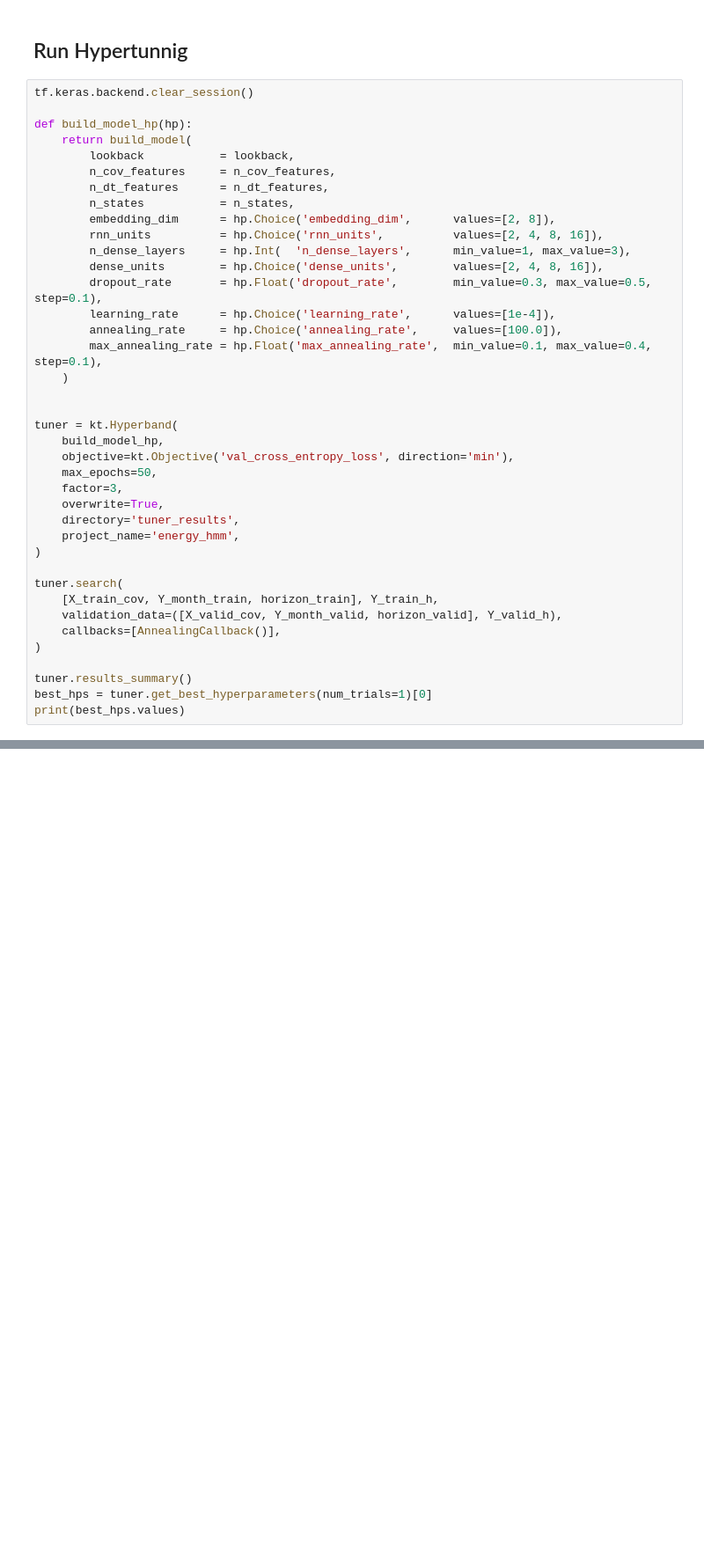
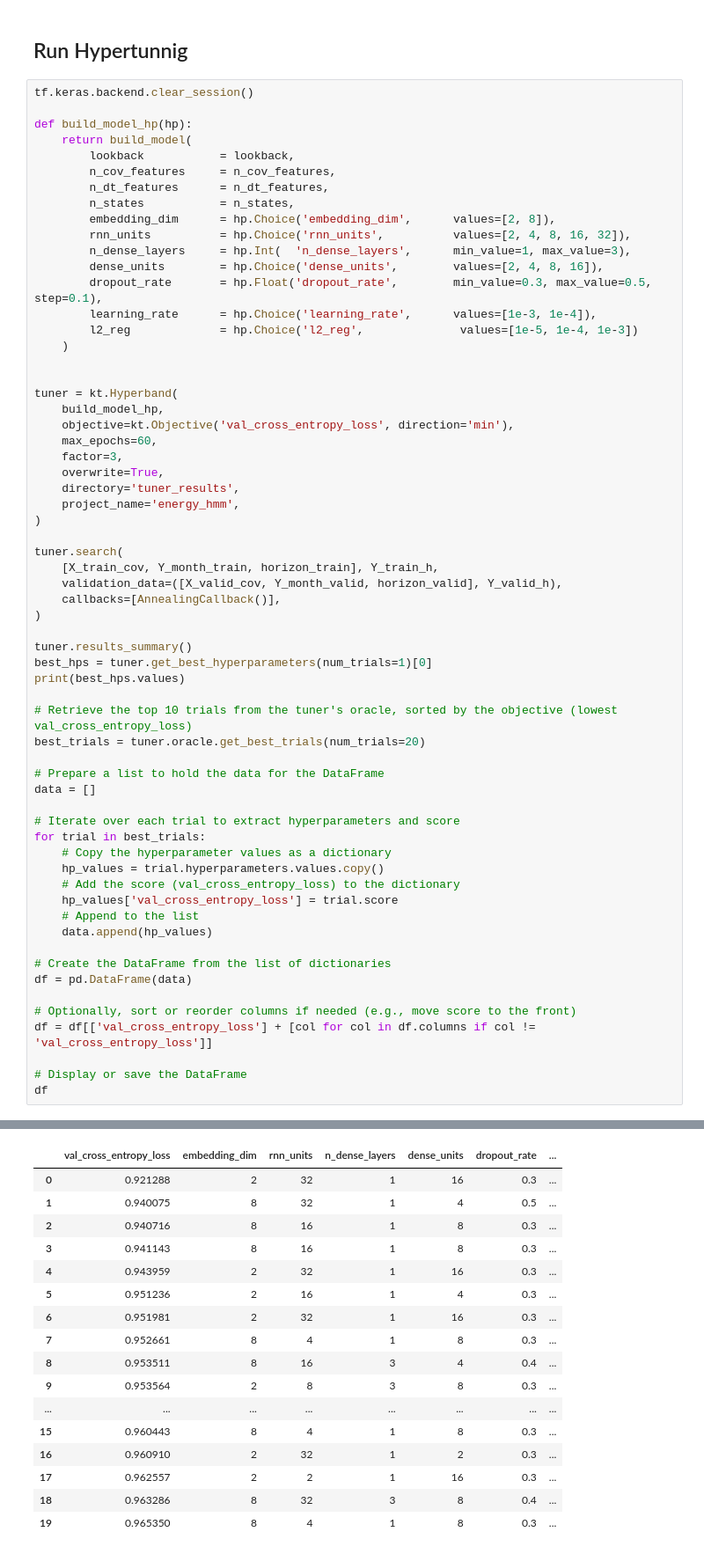
Before and after one commit to DuncanCSt/forecast_research, a Jupyter notebook: energy_price/3. hypertuning.ipynb, the cells around one changed output, grey strips where cells are left out. Shown at 88% size. Drawn from its saved outputs; the diff is of its cells as text; blank space fills up the shorter version.

```diff
--- a/energy_price/3. hypertuning.ipynb
+++ b/energy_price/3. hypertuning.ipynb
@@ -307,20 +352,19 @@ def build_model_hp(hp):
         n_dt_features      = n_dt_features,
         n_states           = n_states,
         embedding_dim      = hp.Choice('embedding_dim',      values=[2, 8]),
-        rnn_units          = hp.Choice('rnn_units',          values=[2, 4, 8, 16]),
+        rnn_units          = hp.Choice('rnn_units',          values=[2, 4, 8, 16, 32]),
         n_dense_layers     = hp.Int(  'n_dense_layers',      min_value=1, max_value=3),
         dense_units        = hp.Choice('dense_units',        values=[2, 4, 8, 16]),
         dropout_rate       = hp.Float('dropout_rate',        min_value=0.3, max_value=0.5, step=0.1),
-        learning_rate      = hp.Choice('learning_rate',      values=[1e-4]),
-        annealing_rate     = hp.Choice('annealing_rate',     values=[100.0]),
-        max_annealing_rate = hp.Float('max_annealing_rate',  min_value=0.1, max_value=0.4, step=0.1),
+        learning_rate      = hp.Choice('learning_rate',      values=[1e-3, 1e-4]),
+        l2_reg             = hp.Choice('l2_reg',              values=[1e-5, 1e-4, 1e-3])
     )
 
 
 tuner = kt.Hyperband(
     build_model_hp,
     objective=kt.Objective('val_cross_entropy_loss', direction='min'),
-    max_epochs=50,
+    max_epochs=60,
     factor=3,
     overwrite=True,
     directory='tuner_results',
@@ -336,4 +380,28 @@ tuner.search(
 tuner.results_summary()
 best_hps = tuner.get_best_hyperparameters(num_trials=1)[0]
 print(best_hps.values)
+
+# Retrieve the top 10 trials from the tuner's oracle, sorted by the objective (lowest val_cross_entropy_loss)
+best_trials = tuner.oracle.get_best_trials(num_trials=20)
+
+# Prepare a list to hold the data for the DataFrame
+data = []
+
+# Iterate over each trial to extract hyperparameters and score
+for trial in best_trials:
+    # Copy the hyperparameter values as a dictionary
+    hp_values = trial.hyperparameters.values.copy()
+    # Add the score (val_cross_entropy_loss) to the dictionary
+    hp_values['val_cross_entropy_loss'] = trial.score
+    # Append to the list
+    data.append(hp_values)
+
+# Create the DataFrame from the list of dictionaries
+df = pd.DataFrame(data)
+
+# Optionally, sort or reorder columns if needed (e.g., move score to the front)
+df = df[['val_cross_entropy_loss'] + [col for col in df.columns if col != 'val_cross_entropy_loss']]
+
+# Display or save the DataFrame
+df
 # %% [output]
@@ -356,0 +425,17 @@ Score: 0.9521509408950806
+|  | val_cross_entropy_loss | embedding_dim | rnn_units | n_dense_layers | dense_units | dropout_rate | ... |
+| 0 | 0.921288 | 2 | 32 | 1 | 16 | 0.3 | ... |
+| 1 | 0.940075 | 8 | 32 | 1 | 4 | 0.5 | ... |
+| 2 | 0.940716 | 8 | 16 | 1 | 8 | 0.3 | ... |
+| 3 | 0.941143 | 8 | 16 | 1 | 8 | 0.3 | ... |
+| 4 | 0.943959 | 2 | 32 | 1 | 16 | 0.3 | ... |
+| 5 | 0.951236 | 2 | 16 | 1 | 4 | 0.3 | ... |
+| 6 | 0.951981 | 2 | 32 | 1 | 16 | 0.3 | ... |
+| 7 | 0.952661 | 8 | 4 | 1 | 8 | 0.3 | ... |
+| 8 | 0.953511 | 8 | 16 | 3 | 4 | 0.4 | ... |
+| 9 | 0.953564 | 2 | 8 | 3 | 8 | 0.3 | ... |
+| ... | ... | ... | ... | ... | ... | ... | ... |
+| 15 | 0.960443 | 8 | 4 | 1 | 8 | 0.3 | ... |
+| 16 | 0.960910 | 2 | 32 | 1 | 2 | 0.3 | ... |
+| 17 | 0.962557 | 2 | 2 | 1 | 16 | 0.3 | ... |
+| 18 | 0.963286 | 8 | 32 | 3 | 8 | 0.4 | ... |
+| 19 | 0.965350 | 8 | 4 | 1 | 8 | 0.3 | ... |
```
Also changed, not shown: parts of 18 cells of this notebook, 6 other files.
